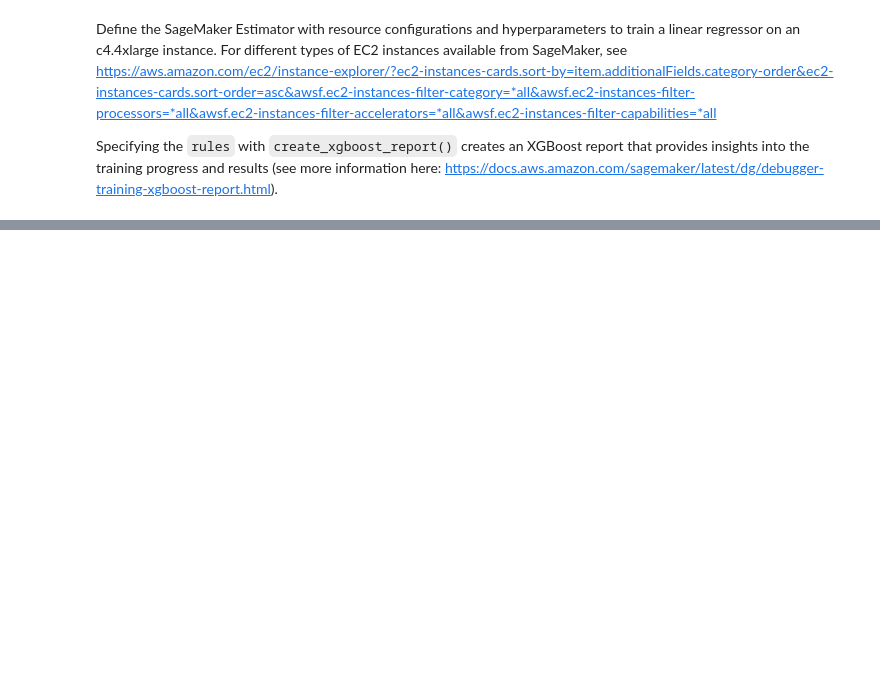
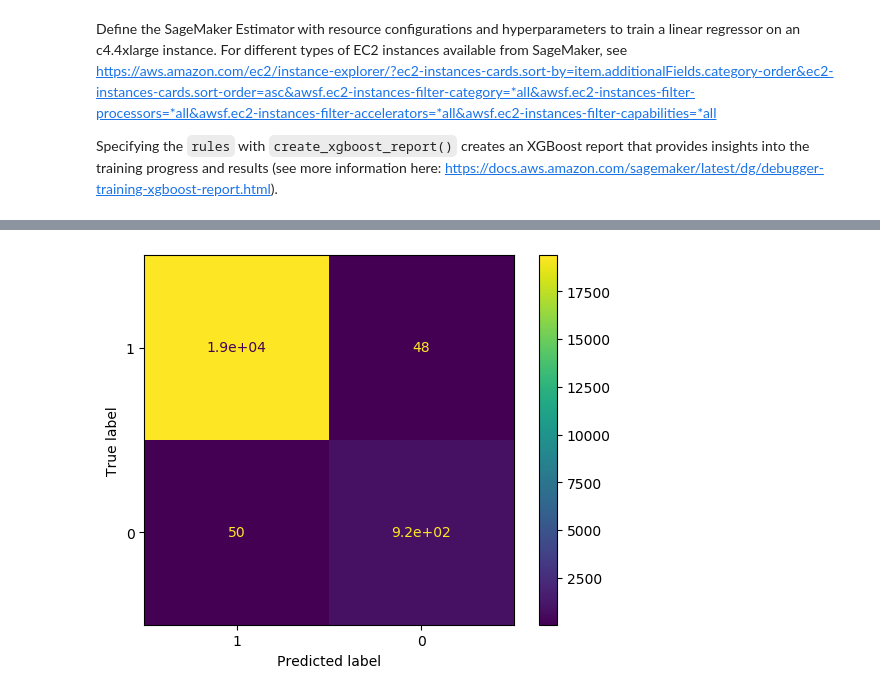
Before and after one commit to d-one/d-one-mlops-aws, a Jupyter notebook: xgboost_pipeline.ipynb, the cells around one changed output, grey strips where cells are left out. Drawn from its saved outputs; the diff is of its cells as text; code cells hidden in the pictures; blank space fills up the shorter version.

```diff
--- a/xgboost_pipeline.ipynb
+++ b/xgboost_pipeline.ipynb
@@ -543,0 +707,29 @@ KeyError: 'subtraction'
+# %%
+from sklearn.metrics import confusion_matrix, ConfusionMatrixDisplay
+import numpy as np
+
+def create_confusion_matrix(true: np.ndarray, prediction: np.ndarray):
+    c_mat = confusion_matrix(true, prediction)
+
+    return c_mat
+# %%
+import numpy as np
+
+THRESHOLD = 0.5
+
+train_data = pd.read_csv(TRAIN_DATA_PATH_W_HEADER)
+train_features = train_data.iloc[:, 1:]
+
+prediction = batch_prediction(
+    payload=convert_df_to_csv_object(df=train_features),
+    endpoint=model_endpoint
+)
+prediction_binary = np.where(prediction > THRESHOLD, 1, 0)
+
+cm = create_confusion_matrix(true=train_data.iloc[:, 0].values, prediction=prediction_binary)
+
+disp = ConfusionMatrixDisplay(confusion_matrix=cm, display_labels=[1, 0])
+disp.plot()
+plt.show()
+# %% [output]
+[figure, added]
```
Also changed, not shown: parts of 28 cells of this notebook, 1 other file.
